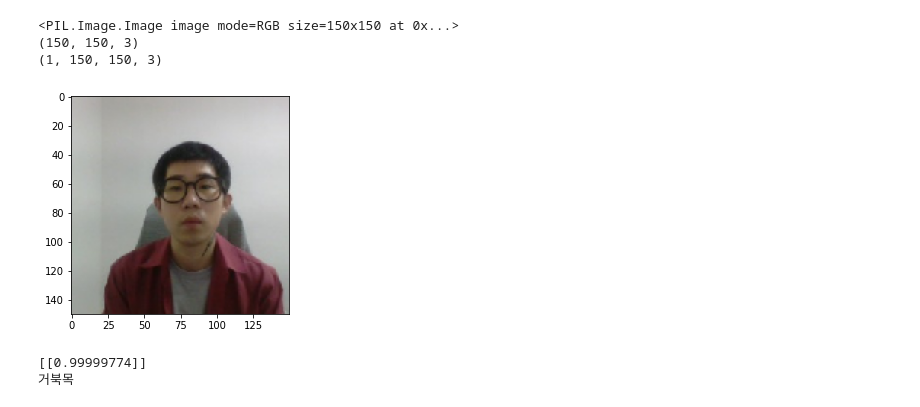
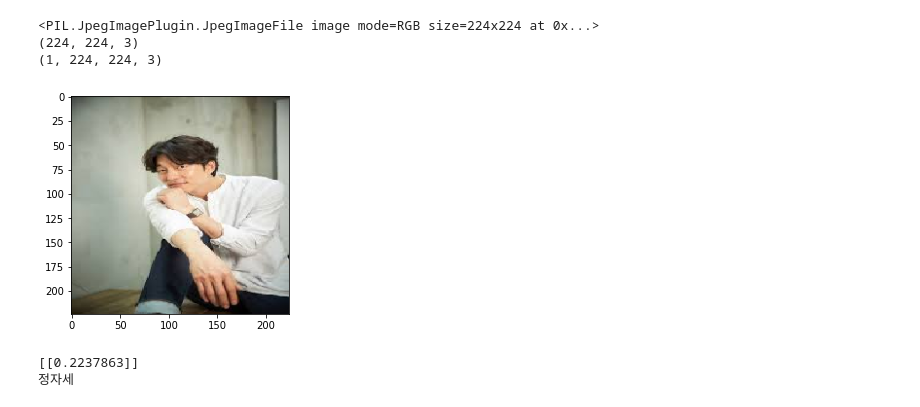
Before and after one commit to Real-Bird/0.python, a Jupyter notebook: FinalProject/predict.ipynb, the cells around one changed output. Drawn from its saved outputs; the diff is of its cells as text; code cells hidden in the pictures.

```diff
--- a/FinalProject/predict.ipynb
+++ b/FinalProject/predict.ipynb
@@ -1,15 +8,14 @@
+# %%
+
+model = tf.keras.models.load_model('saved_model/my_model')
 # %%
 ######################################################################
 #이미지 전처리
 #######################################################################
-img_path = './dataset/forw-samples/12.jpg'
+img_path = './dataset/forw_test/025.jpg'
 # 이미지를 4D 텐서로 변경
-from tensorflow.keras.preprocessing import image
-import os
-import numpy as np
 
-
-img = image.load_img(img_path, target_size =(150, 150))
+img = image.load_img(img_path, target_size =(224, 224))
 print(img )
 img_tensor = image.img_to_array(img)
 print(img_tensor.shape)
@@ -17,27 +23,20 @@ img_tensor = np.expand_dims(img_tensor, axis=0)
 img_tensor /= 255.  # 모델이 훈련될 때 입력에 적용한 전처리 방식을 동일하게 사용합니다
 print(img_tensor.shape)  # 이미지 텐서의 크기는 (1, 150, 150, 3)입니다
 # %% [output]
-<PIL.Image.Image image mode=RGB size=150x150 at 0x...>
-(150, 150, 3)
-(1, 150, 150, 3)
+<PIL.JpegImagePlugin.JpegImageFile image mode=RGB size=224x224 at 0x...>
+(224, 224, 3)
+(1, 224, 224, 3)
 # %%
-import matplotlib.pyplot as plt
 plt.imshow(img_tensor[0])
 plt.show()
-
-#######################################################################
-
-from tensorflow.keras.models import load_model    #학습된 모델 로드
-model = load_model("tn_model.h5")
-
 result = model.predict( img_tensor )
 print(result)
 
 if result > 0.5 :
     print("거북목")
 else :
     print("정자세")
 # %% [output]
-[figure, old version]
+[figure, new version]
-[[0.99999774]]
-거북목
+[[0.2237863]]
+정자세
```
Also changed, not shown: parts of 4 cells of this notebook, 19 other files.
